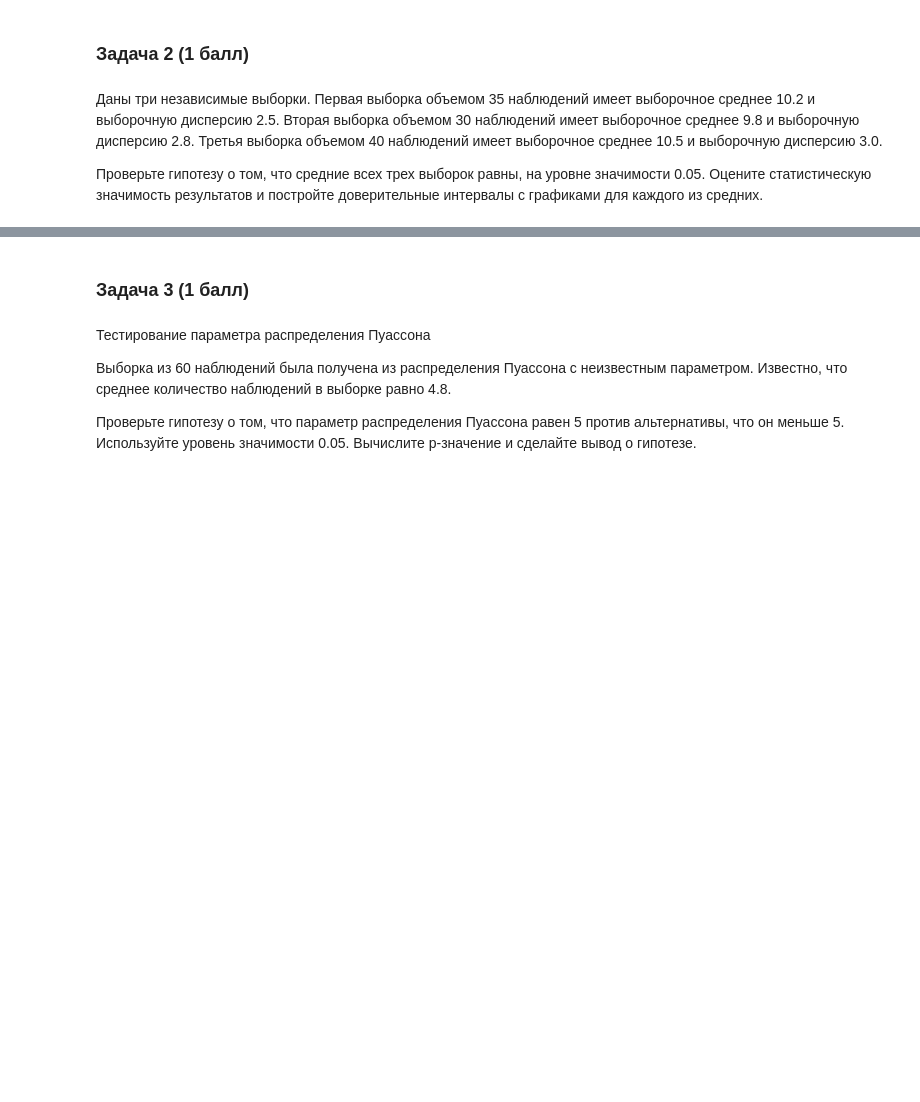
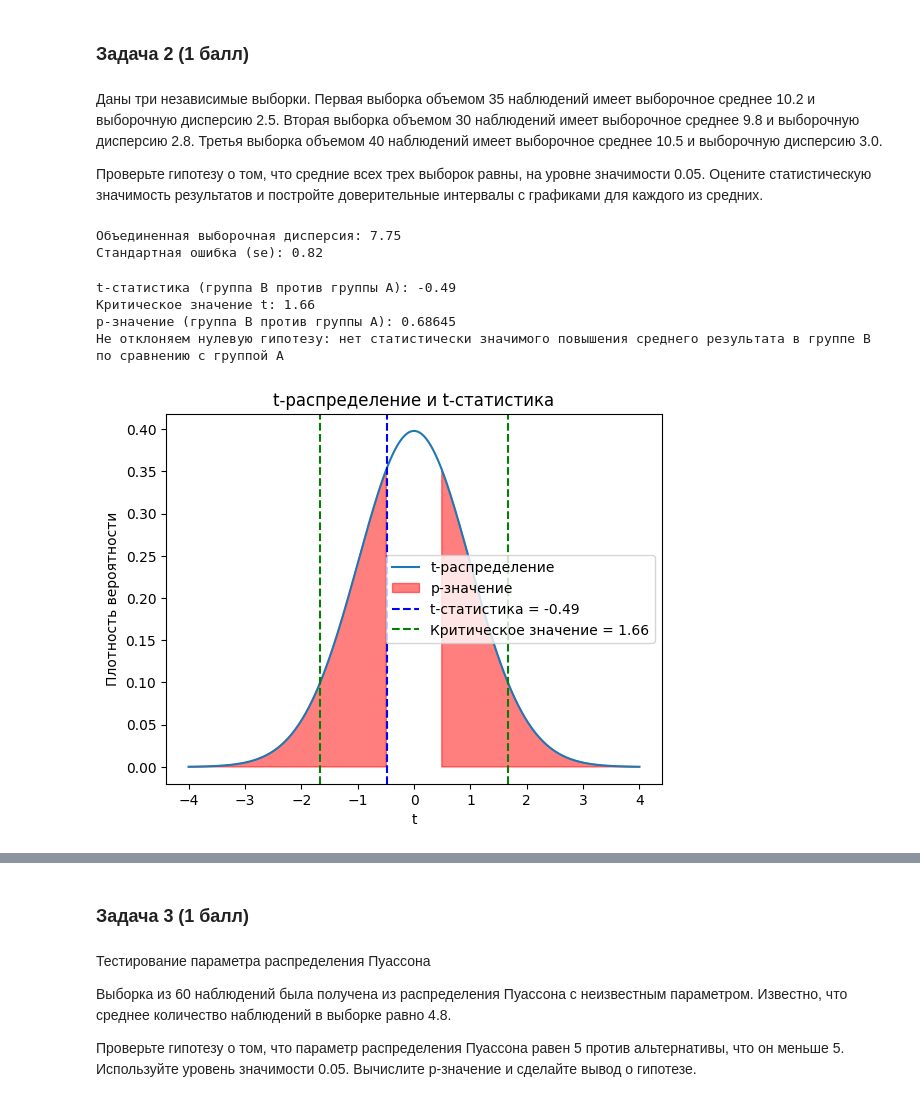
Before and after one commit to hilkovich/itmo_math_stat, a Jupyter notebook: homework_3/HW_3.ipynb, the cells around one changed output, grey strips where cells are left out. Cells and saved outputs as stored; diff of their text form; code cells hidden in the pictures; blank space fills up the shorter version.

```diff
--- a/homework_3/HW_3.ipynb
+++ b/homework_3/HW_3.ipynb
@@ -70,0 +114,76 @@ p-значение: 0.001
+# %%
+# Объединенная выборочная дисперсия
+df = n1 + n2 + n3 - 3
+sp3 = ((n1 - 1) * s1**2 + (n2 - 1) * s2**2 + (n3 - 1) * s3**2) / df
+print(f"Объединенная выборочная дисперсия: {sp3:.2f}")
+
+# Стандартная ошибка
+se = np.sqrt(sp3 * (1 / n1 + 1 / n2 + 1 / n3))
+print(f"Стандартная ошибка (se): {se:.2f}")
+# %% [output]
+Объединенная выборочная дисперсия: 7.75
+Стандартная ошибка (se): 0.82
+# %%
+# t-статистика
+t_stat = (x2_mean - x1_mean) / se
+print(f"t-статистика (группа B против группы A): {t_stat:.2f}")
+
+# Критическое значение t
+t_critical = t.ppf(1 - alpha, df)
+print(f"Критическое значение t: {t_critical:.2f}")
+
+# p-значение
+p_value = 1 - t.cdf(t_stat, df)
+print(f"p-значение (группа B против группы A): {p_value:.5f}")
+
+# Принятие решения
+if t_stat > t_critical:
+    print(
+        "Отклоняем нулевую гипотезу: средний результат в группе B значимо выше, чем в группе A"
+    )
+else:
+    print(
+        "Не отклоняем нулевую гипотезу: нет статистически значимого повышения среднего результата в группе B по сравнению с группой A"
+    )
+# %% [output]
+t-статистика (группа B против группы A): -0.49
+Критическое значение t: 1.66
+p-значение (группа B против группы A): 0.68645
+Не отклоняем нулевую гипотезу: нет статистически значимого повышения среднего результата в группе B по сравнению с группой A
+# %%
+t_values = np.linspace(-4, 4, 1000)
+pdf = t.pdf(t_values, df)
+
+# Построение графика
+plt.plot(t_values, pdf, label="t-распределение")
+
+# Закрашиваем область p-значения
+plt.fill_between(
+    t_values,
+    pdf,
+    where=(abs(t_values) >= abs(t_stat)),
+    color="red",
+    alpha=0.5,
+    label="p-значение",
+)
+
+# Отмечаем t-статистику
+plt.axvline(t_stat, color="blue", linestyle="--", label=f"t-статистика = {t_stat:.2f}")
+
+# Отмечаем критическое значение
+plt.axvline(
+    t_critical,
+    color="green",
+    linestyle="--",
+    label=f"Критическое значение = {t_critical:.2f}",
+)
+plt.axvline(-t_critical, color="green", linestyle="--")
+
+plt.legend()
+plt.title("t-распределение и t-статистика")
+plt.xlabel("t")
+plt.ylabel("Плотность вероятности")
+
+plt.show()
+# %% [output]
+[figure, added]
```
Also changed, not shown: parts of 33 cells of this notebook.
